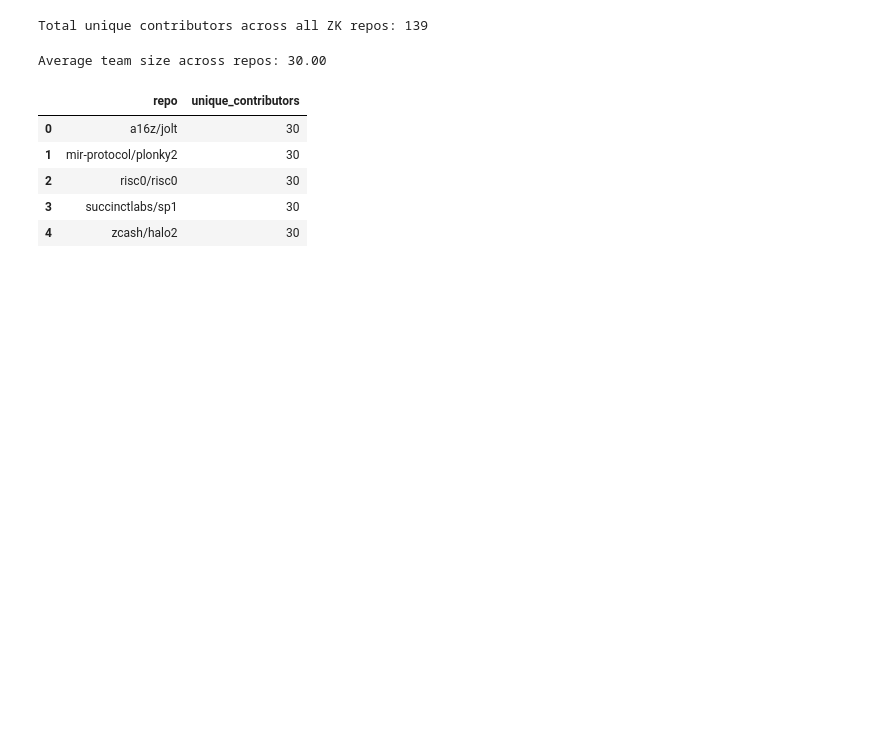
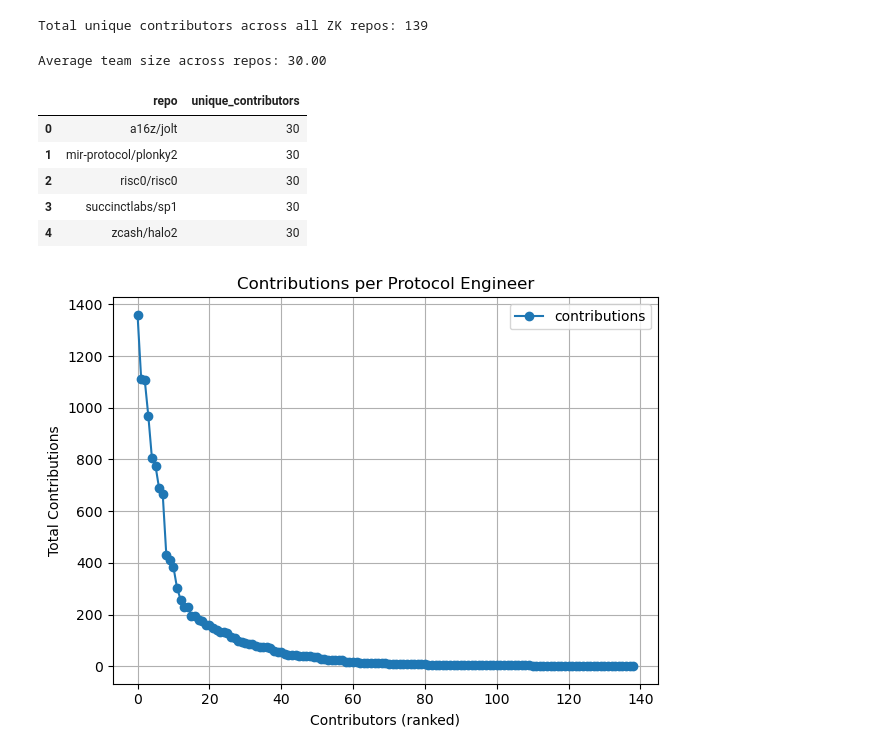
Before and after one commit to jun229/TAM_anaylsis, a Jupyter notebook: zk_protocol_analysis.ipynb, the cells around one changed output. Saved outputs shown, nothing was run; the diff lists cells and outputs as text; code cells hidden in the pictures; blank space fills up the shorter version.

```diff
--- a/zk_protocol_analysis.ipynb
+++ b/zk_protocol_analysis.ipynb
@@ -37,3 +37,14 @@ Average team size across repos: 30.00
 | 2 | risc0/risc0 | 30 |
 | 3 | succinctlabs/sp1 | 30 |
 | 4 | zcash/halo2 | 30 |
+# %%
+df.groupby("username")["contributions"].sum().sort_values(ascending=False).reset_index().plot(
+    y="contributions", use_index=True, marker="o", title="Contributions per Protocol Engineer"
+)
+plt.ylabel("Total Contributions")
+plt.xlabel("Contributors (ranked)")
+plt.grid(True)
+plt.tight_layout()
+plt.show()
+# %% [output]
+[figure, added]
```
Also changed, not shown: parts of 1 cell of this notebook.
